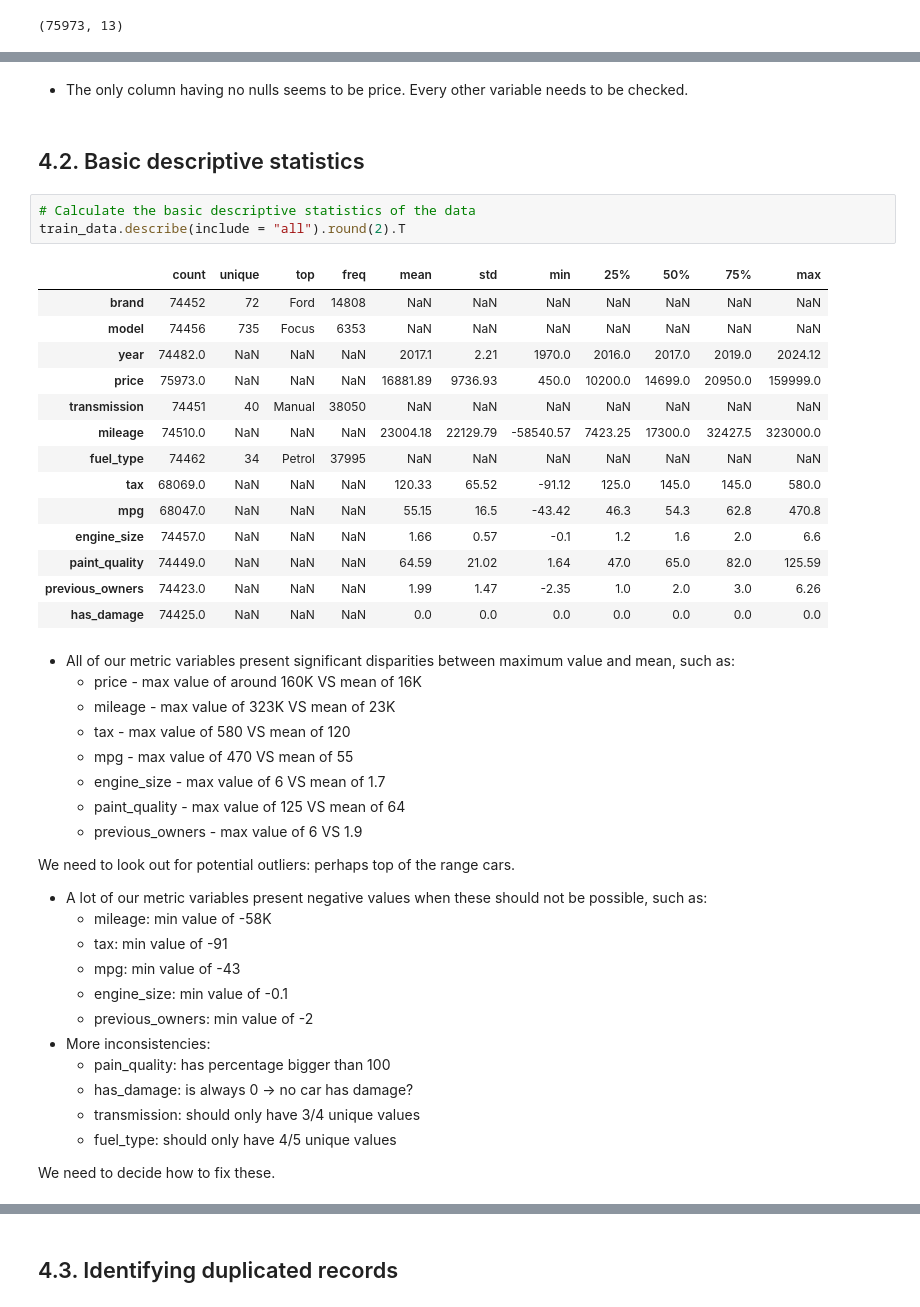
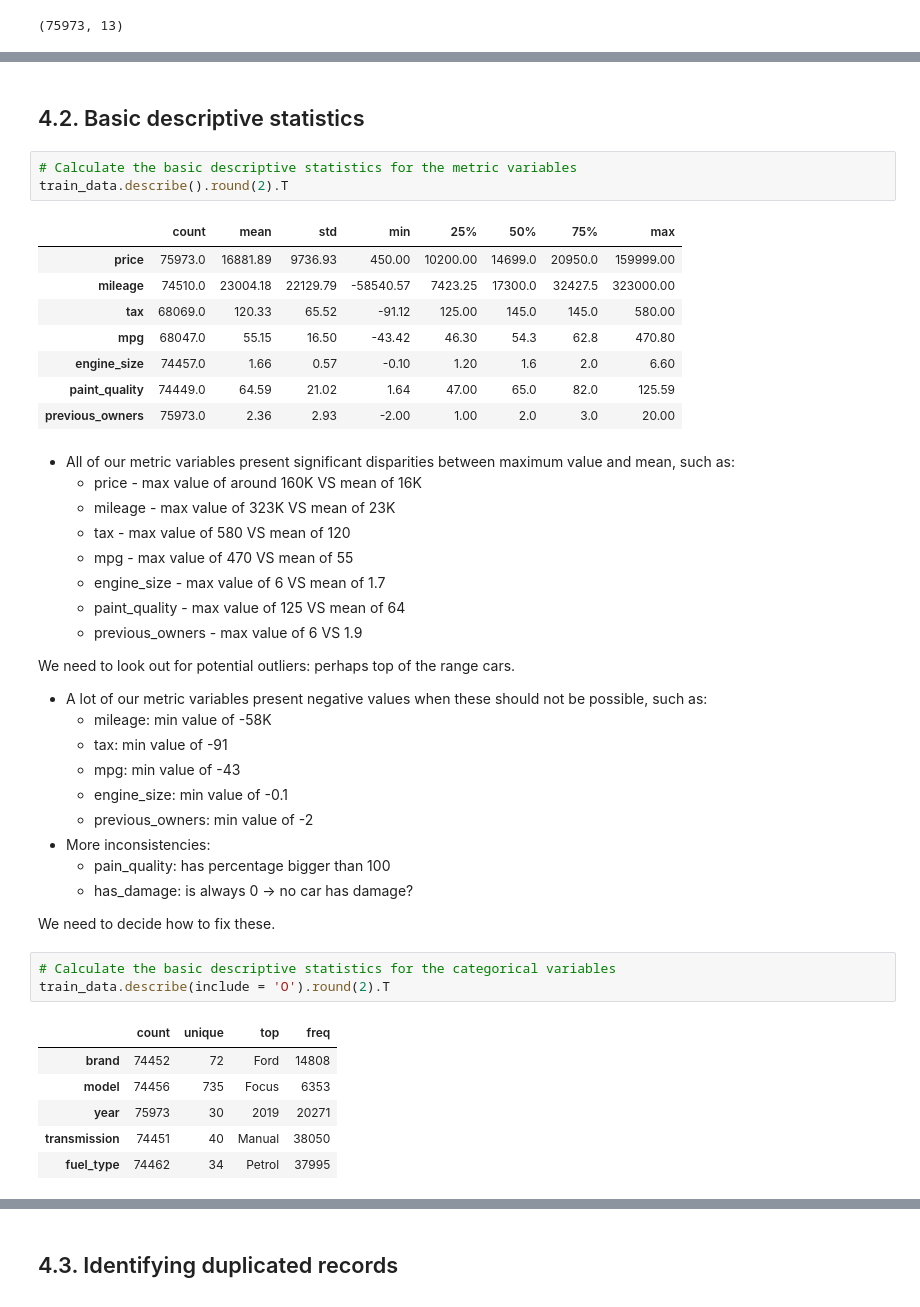
Before and after one commit to TheFriendlyTwin/Group14-Cars4You-Project, a Jupyter notebook: todo_28.10.ipynb, the cells around one changed output, grey strips where cells are left out. Saved outputs shown, nothing was run; the diff lists cells and outputs as text.

```diff
--- a/todo_28.10.ipynb
+++ b/todo_28.10.ipynb
@@ -228,26 +268,18 @@ has_damage         1548
 dtype: int64
-# %% [markdown]
-- The only column having no nulls seems to be price. Every other variable needs to be checked.
 # %% [markdown]
 ## 4.2. Basic descriptive statistics
 # %%
-# Calculate the basic descriptive statistics of the data
-train_data.describe(include = "all").round(2).T
+# Calculate the basic descriptive statistics for the metric variables
+train_data.describe().round(2).T
 # %% [output]
-|  | count | unique | top | freq | mean | std | min | 25% | 50% | 75% | max |
-| brand | 74452 | 72 | Ford | 14808 | NaN | NaN | NaN | NaN | NaN | NaN | NaN |
-| model | 74456 | 735 | Focus | 6353 | NaN | NaN | NaN | NaN | NaN | NaN | NaN |
-| year | 74482.0 | NaN | NaN | NaN | 2017.1 | 2.21 | 1970.0 | 2016.0 | 2017.0 | 2019.0 | 2024.12 |
-| price | 75973.0 | NaN | NaN | NaN | 16881.89 | 9736.93 | 450.0 | 10200.0 | 14699.0 | 20950.0 | 159999.0 |
-| transmission | 74451 | 40 | Manual | 38050 | NaN | NaN | NaN | NaN | NaN | NaN | NaN |
-| mileage | 74510.0 | NaN | NaN | NaN | 23004.18 | 22129.79 | -58540.57 | 7423.25 | 17300.0 | 32427.5 | 323000.0 |
-| fuel_type | 74462 | 34 | Petrol | 37995 | NaN | NaN | NaN | NaN | NaN | NaN | NaN |
-| tax | 68069.0 | NaN | NaN | NaN | 120.33 | 65.52 | -91.12 | 125.0 | 145.0 | 145.0 | 580.0 |
-| mpg | 68047.0 | NaN | NaN | NaN | 55.15 | 16.5 | -43.42 | 46.3 | 54.3 | 62.8 | 470.8 |
-| engine_size | 74457.0 | NaN | NaN | NaN | 1.66 | 0.57 | -0.1 | 1.2 | 1.6 | 2.0 | 6.6 |
-| paint_quality | 74449.0 | NaN | NaN | NaN | 64.59 | 21.02 | 1.64 | 47.0 | 65.0 | 82.0 | 125.59 |
-| previous_owners | 74423.0 | NaN | NaN | NaN | 1.99 | 1.47 | -2.35 | 1.0 | 2.0 | 3.0 | 6.26 |
-| has_damage | 74425.0 | NaN | NaN | NaN | 0.0 | 0.0 | 0.0 | 0.0 | 0.0 | 0.0 | 0.0 |
+|  | count | mean | std | min | 25% | 50% | 75% | max |
+| price | 75973.0 | 16881.89 | 9736.93 | 450.00 | 10200.00 | 14699.0 | 20950.0 | 159999.00 |
+| mileage | 74510.0 | 23004.18 | 22129.79 | -58540.57 | 7423.25 | 17300.0 | 32427.5 | 323000.00 |
+| tax | 68069.0 | 120.33 | 65.52 | -91.12 | 125.00 | 145.0 | 145.0 | 580.00 |
+| mpg | 68047.0 | 55.15 | 16.50 | -43.42 | 46.30 | 54.3 | 62.8 | 470.80 |
+| engine_size | 74457.0 | 1.66 | 0.57 | -0.10 | 1.20 | 1.6 | 2.0 | 6.60 |
+| paint_quality | 74449.0 | 64.59 | 21.02 | 1.64 | 47.00 | 65.0 | 82.0 | 125.59 |
+| previous_owners | 75973.0 | 2.36 | 2.93 | -2.00 | 1.00 | 2.0 | 3.0 | 20.00 |
 # %% [markdown]
 - All of our metric variables present significant disparities between maximum value and mean, such as:
     - price - max value of around 160K VS mean of 16K
@@ -269,7 +301,15 @@ We need to look out for potential outliers: perhaps top of the range cars.
 - More inconsistencies:
     - pain_quality: has percentage bigger than 100
     - has_damage: is always 0 → no car has damage?
-    - transmission: should only have 3/4 unique values
-    - fuel_type: should only have 4/5 unique values
 
 We need to decide how to fix these.
+# %%
+# Calculate the basic descriptive statistics for the categorical variables
+train_data.describe(include = 'O').round(2).T
+# %% [output]
+|  | count | unique | top | freq |
+| brand | 74452 | 72 | Ford | 14808 |
+| model | 74456 | 735 | Focus | 6353 |
+| year | 75973 | 30 | 2019 | 20271 |
+| transmission | 74451 | 40 | Manual | 38050 |
+| fuel_type | 74462 | 34 | Petrol | 37995 |
```
Also changed, not shown: parts of 109 cells of this notebook.
